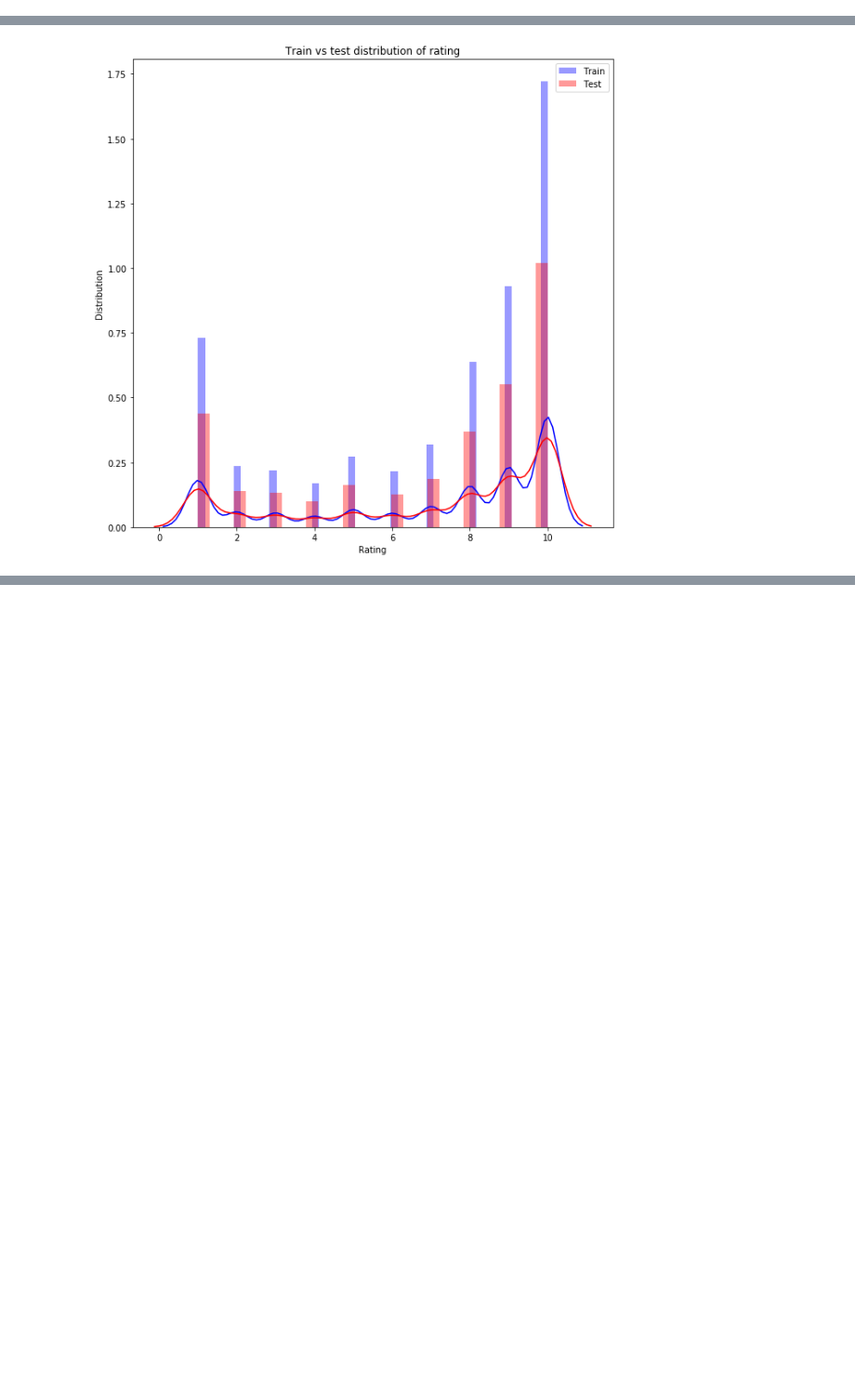
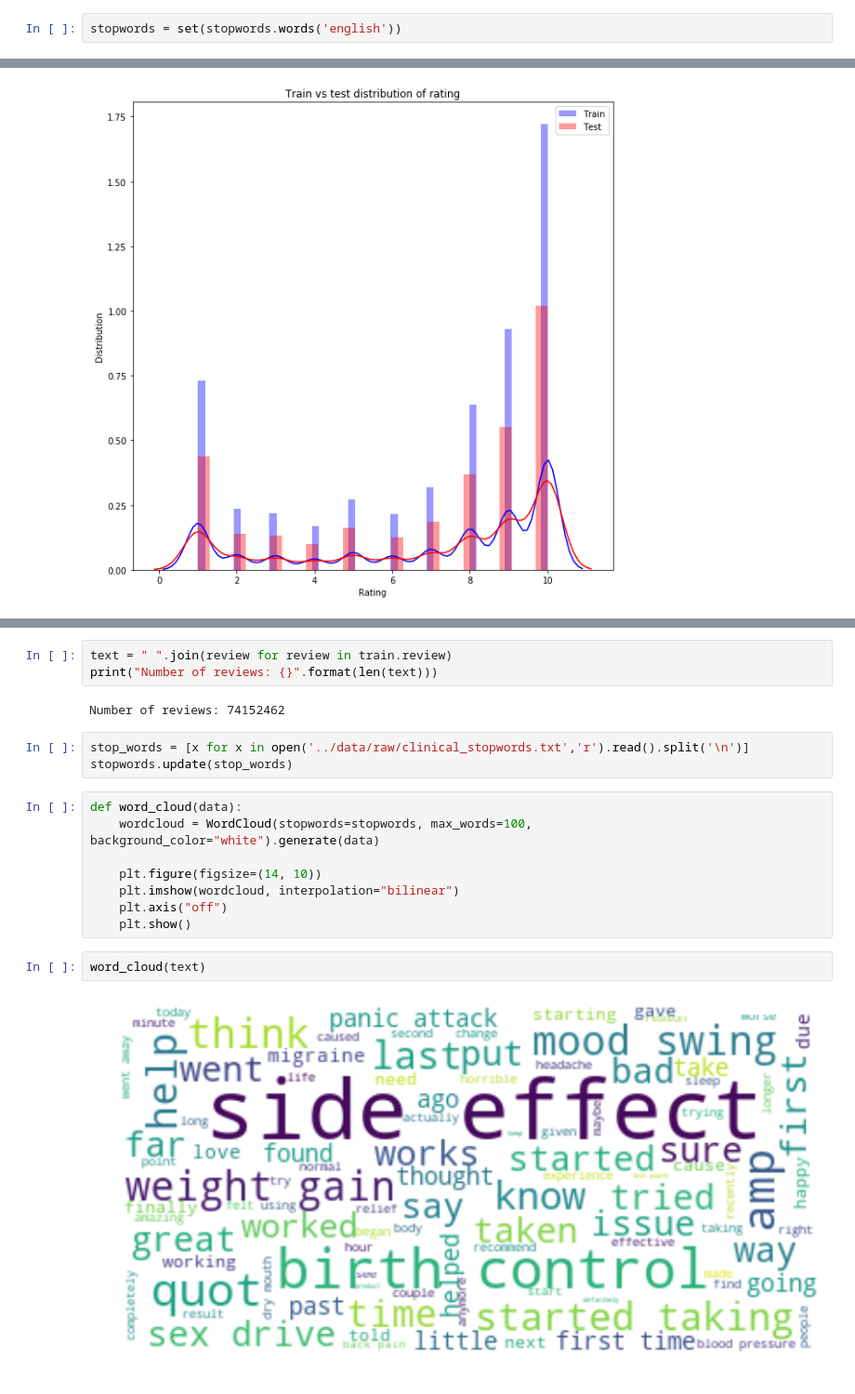
Before and after one commit to tamarakatic/sentiment-analysis-of-drug-reviews, a Jupyter notebook: notebooks/1.0-analysis-of-drugs-reviews.ipynb, the cells around one changed output, grey strips where cells are left out. Shown at 93% size. Cells and saved outputs as stored; diff of their text form; blank space fills up the shorter version.

```diff
--- a/notebooks/1.0-analysis-of-drugs-reviews.ipynb
+++ b/notebooks/1.0-analysis-of-drugs-reviews.ipynb
@@ -7,6 +14,8 @@ import matplotlib.pyplot as plt
 # %%
 train = pd.read_csv('../data/raw/drugs_train.tsv', sep='\t')
 test = pd.read_csv('../data/raw/drugs_test.tsv', sep='\t')
+# %%
+stopwords = set(stopwords.words('english'))
 # %%
 train.head()
 # %% [output]
@@ -129,0 +190,20 @@ plt.show()
+# %%
+text = " ".join(review for review in train.review)
+print("Number of reviews: {}".format(len(text)))
+# %% [output]
+Number of reviews: 74152462
+# %%
+stop_words = [x for x in open('../data/raw/clinical_stopwords.txt','r').read().split('\n')]
+stopwords.update(stop_words)
+# %%
+def word_cloud(data):
+    wordcloud = WordCloud(stopwords=stopwords, max_words=100, background_color="white").generate(data)
+
+    plt.figure(figsize=(14, 10))
+    plt.imshow(wordcloud, interpolation="bilinear")
+    plt.axis("off")
+    plt.show()
+# %%
+word_cloud(text)
+# %% [output]
+[figure, added]
```
Also changed, not shown: parts of 19 cells of this notebook.
